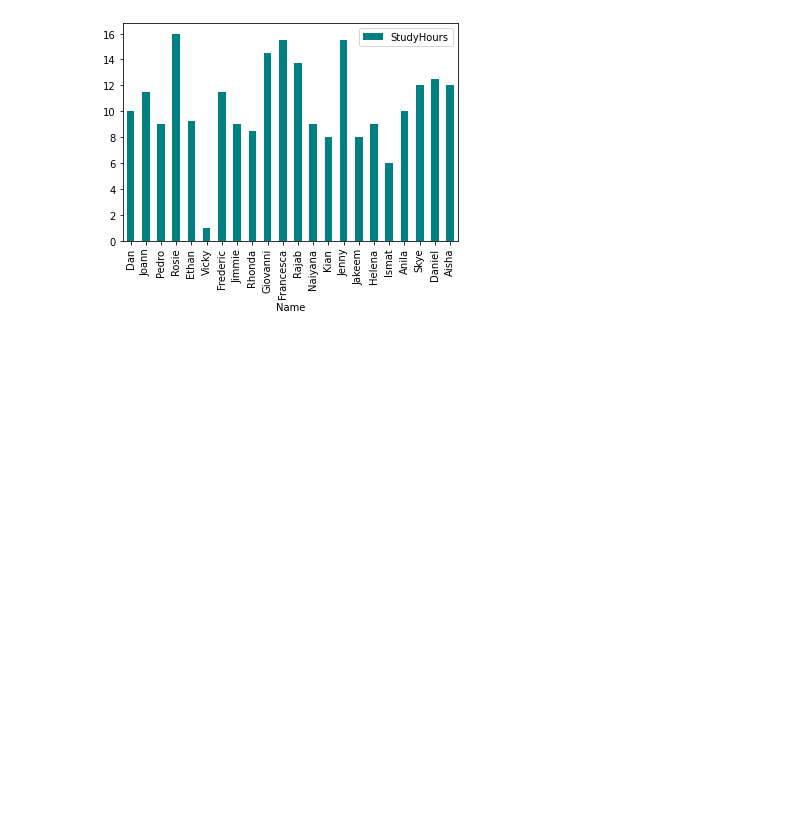
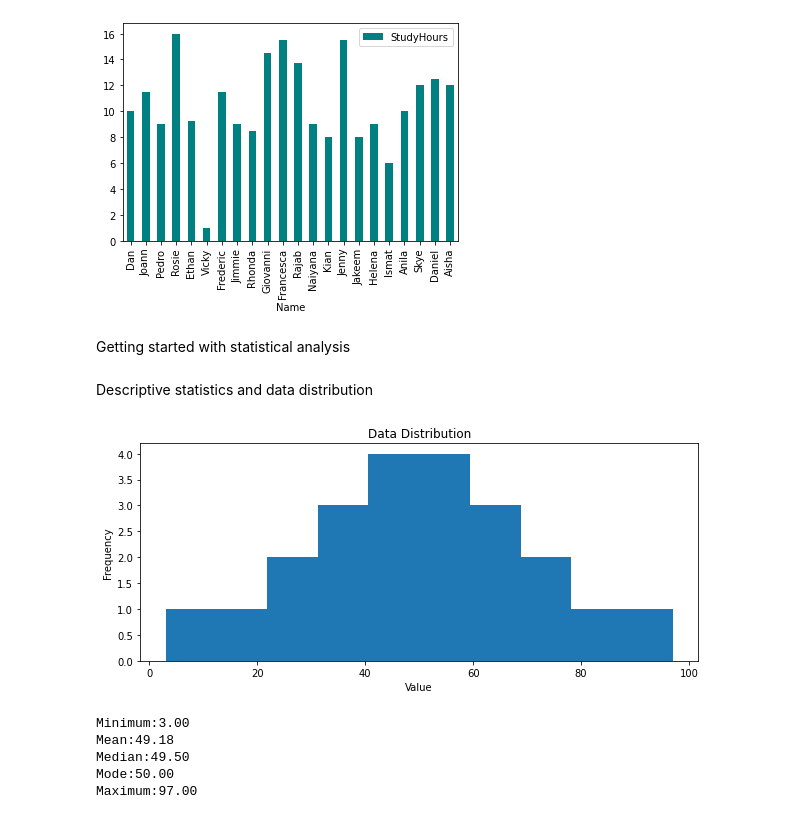
Before and after one commit to AlphonseBrandon/ML-playground, a Jupyter notebook: Visualizing_data.ipynb, the cells around one changed output. Saved outputs shown, nothing was run; the diff lists cells and outputs as text; code cells hidden in the pictures; blank space fills up the shorter version.

Commit message:
Visualizing data

```diff
--- a/Visualizing_data.ipynb
+++ b/Visualizing_data.ipynb
@@ -104,3 +104,46 @@ df_students.plot.bar(x='Name', y='StudyHours', color='teal', figsize=(6,4))
 # %% [output]
 <AxesSubplot:xlabel='Name'>
 [figure]
+# %% [markdown]
+Getting started with statistical analysis
+# %% [markdown]
+Descriptive statistics and data distribution
+# %%
+# Get the variable to examine
+var_data = df_students['Grade']
+
+# Create a Figure
+fig = plt.figure(figsize=(10,4))
+
+# Plot a histogram
+plt.hist(var_data)
+
+# Add titles and labels
+plt.title('Data Distribution')
+plt.xlabel('Value')
+plt.ylabel('Frequency')
+
+# Show the figure
+fig.show()
+# %% [output]
+[figure, added]
+# %%
+var = df_students['Grade']
+
+min_val = var.min()
+max_val = var.max()
+mean_val = var.mean()
+med_val = var.median()
+mod_val = var.mode()[0]
+
+print('Minimum:{:.2f}\nMean:{:.2f}\nMedian:{:.2f}\nMode:{:.2f}\nMaximum:{:.2f}\n'.format(min_val,
+                                                                                        mean_val,
+                                                                                        med_val,
+                                                                                        mod_val,
+                                                                                        max_val))
+# %% [output]
+Minimum:3.00
+Mean:49.18
+Median:49.50
+Mode:50.00
+Maximum:97.00
```
Also changed, not shown: parts of 6 cells of this notebook.
